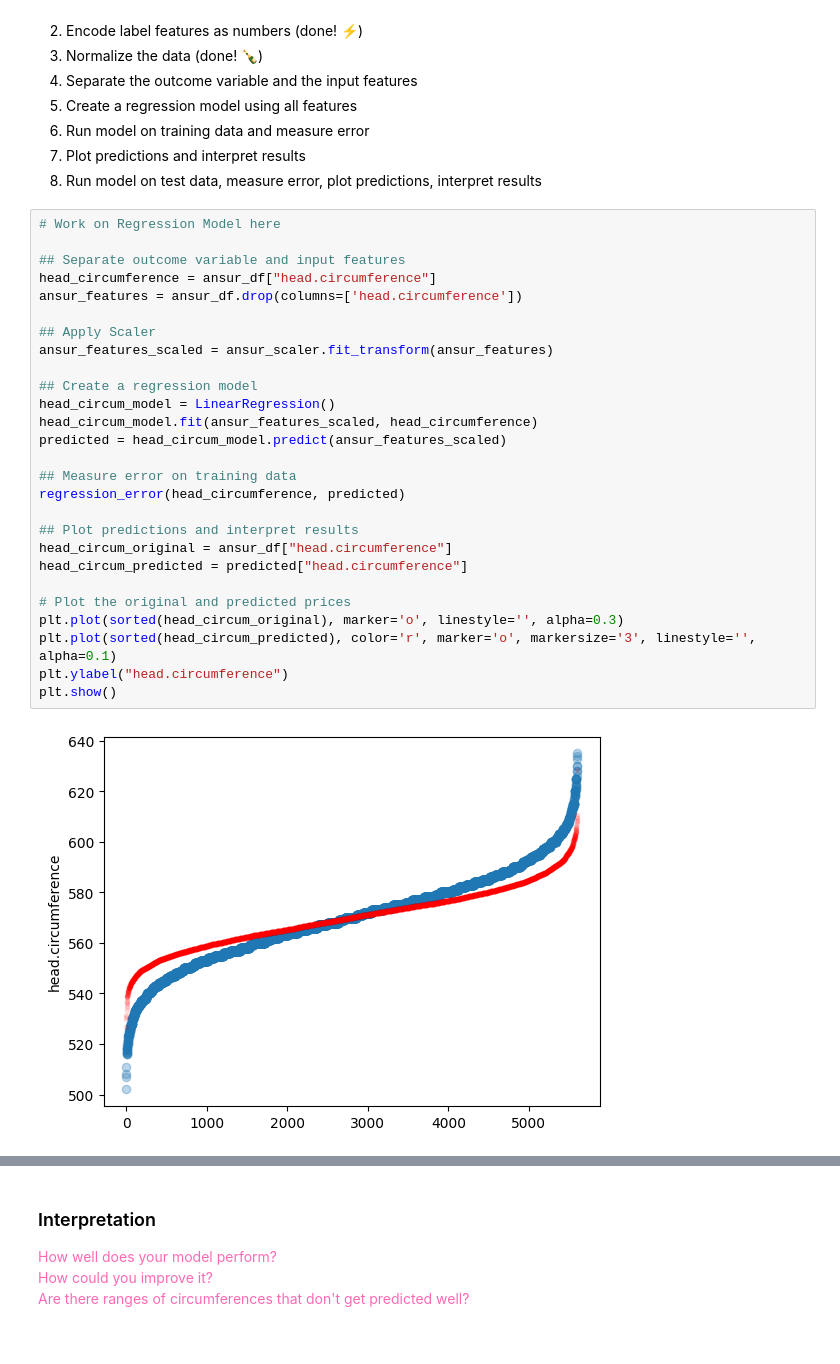
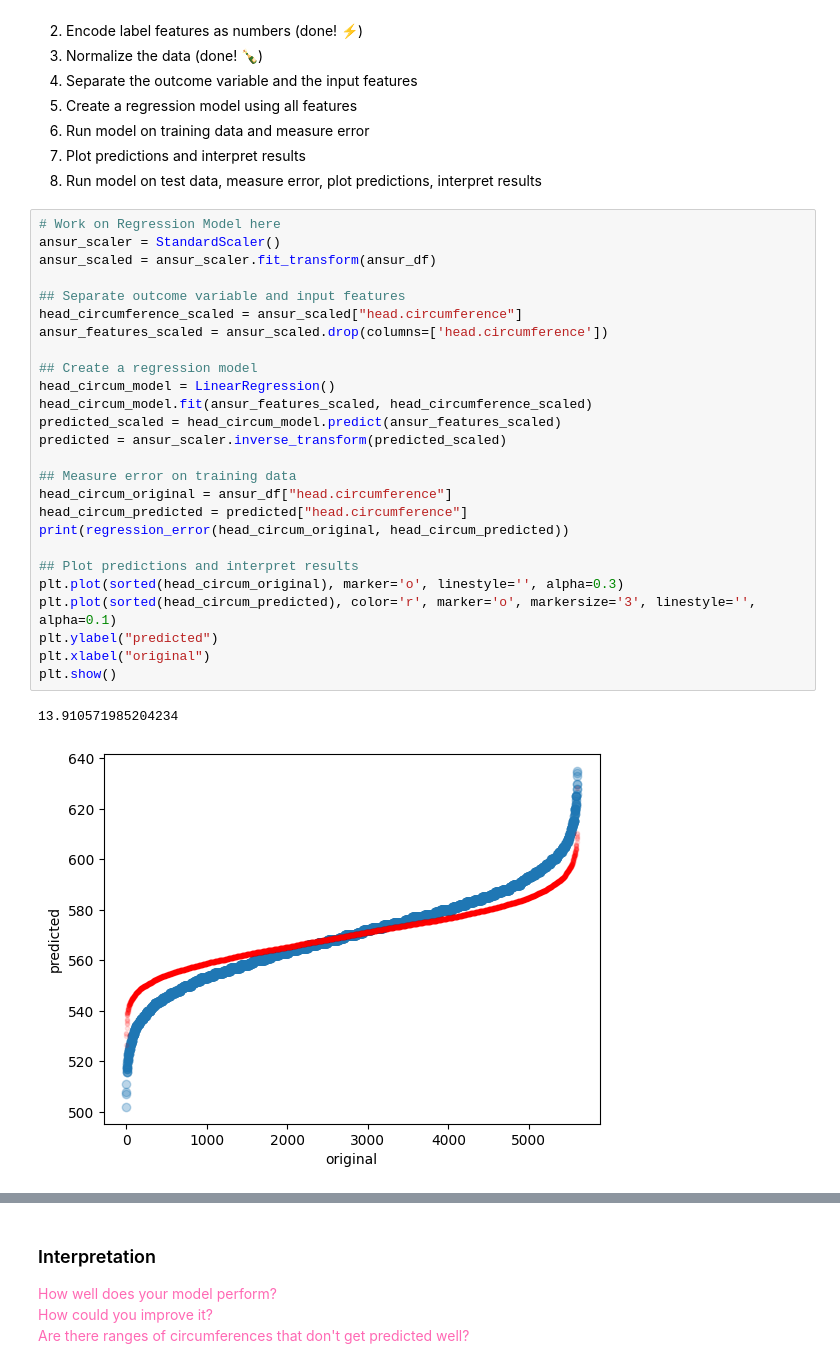
Before and after one commit to takuman-parsons-ml/Homework06, a Jupyter notebook: Homework06.ipynb, the cells around one changed output, grey strips where cells are left out. Saved outputs shown, nothing was run; the diff lists cells and outputs as text; blank space fills up the shorter version.

```diff
--- a/Homework06.ipynb
+++ b/Homework06.ipynb
@@ -179,33 +179,33 @@ From our [Week 06](https://github.com/PSAM-5020-2025S-A/WK06) notebook, we can c
 8. Run model on test data, measure error, plot predictions, interpret results
 # %%
 # Work on Regression Model here
+ansur_scaler = StandardScaler()
+ansur_scaled = ansur_scaler.fit_transform(ansur_df)
 
 ## Separate outcome variable and input features
-head_circumference = ansur_df["head.circumference"]
-ansur_features = ansur_df.drop(columns=['head.circumference'])
-
-## Apply Scaler
-ansur_features_scaled = ansur_scaler.fit_transform(ansur_features)
+head_circumference_scaled = ansur_scaled["head.circumference"]
+ansur_features_scaled = ansur_scaled.drop(columns=['head.circumference'])
 
 ## Create a regression model
 head_circum_model = LinearRegression()
-head_circum_model.fit(ansur_features_scaled, head_circumference)
-predicted = head_circum_model.predict(ansur_features_scaled)
+head_circum_model.fit(ansur_features_scaled, head_circumference_scaled)
+predicted_scaled = head_circum_model.predict(ansur_features_scaled)
+predicted = ansur_scaler.inverse_transform(predicted_scaled)
 
 ## Measure error on training data
-regression_error(head_circumference, predicted)
+head_circum_original = ansur_df["head.circumference"]
+head_circum_predicted = predicted["head.circumference"]
+print(regression_error(head_circum_original, head_circum_predicted))
 
 ## Plot predictions and interpret results
-head_circum_original = ansur_df["head.circumference"]
-head_circum_predicted = predicted["head.circumference"]
-
-# Plot the original and predicted prices
 plt.plot(sorted(head_circum_original), marker='o', linestyle='', alpha=0.3)
 plt.plot(sorted(head_circum_predicted), color='r', marker='o', markersize='3', linestyle='', alpha=0.1)
-plt.ylabel("head.circumference")
+plt.ylabel("predicted")
+plt.xlabel("original")
 plt.show()
 # %% [output]
+13.910571985204234
-[figure, old version]
+[figure, new version]
 # %%
 ## Load Test Data
 ANSUR_TEST_FILE = "https://raw.githubusercontent.com/PSAM-5020-2025S-A/5020-utils/main/datasets/json/ansur-test.json"
```
Also changed, not shown: parts of 5 cells of this notebook.
